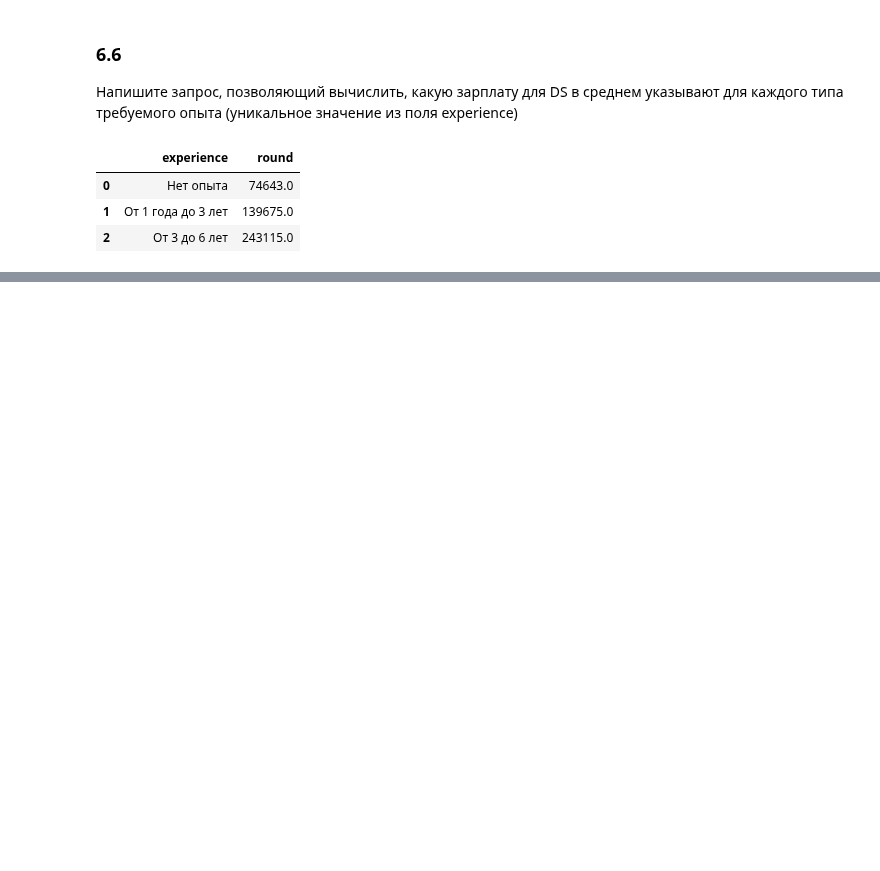
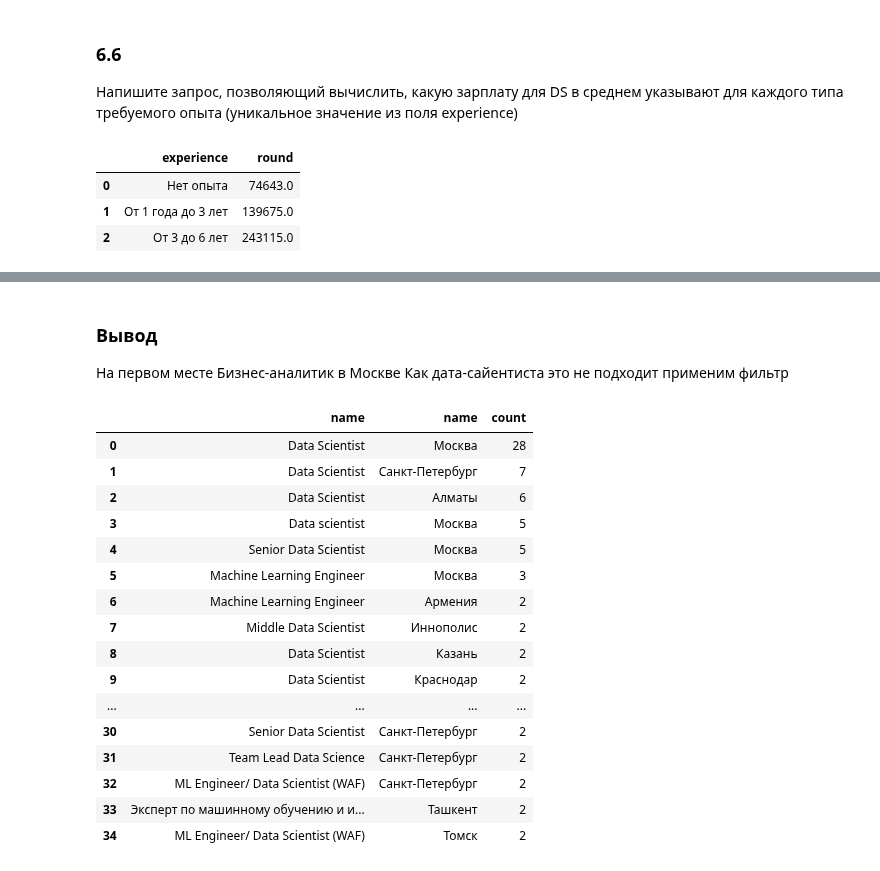
Before and after one commit to GloriTV/Lesson, a Jupyter notebook: Project_2/Project_2.ipynb, the cells around one changed output, grey strips where cells are left out. Drawn from its saved outputs; the diff is of its cells as text; code cells hidden in the pictures; blank space fills up the shorter version.

```diff
--- a/Project_2/Project_2.ipynb
+++ b/Project_2/Project_2.ipynb
@@ -460,0 +718,18 @@ zapr(query)
+# %%
+#  создаём список для фильтра вакансий
+pro_list =["data scientist","data science","исследователь данных","machine learning","машинн%обучен"]
+str_list="( name LIKE '%ML%' AND name NOT LIKE '%HTML%' )"
+for index in pro_list:
+    str_list+=f" OR name iLIKE '%{index}%'"
+# код запроса представляет из себя строковую переменную
+#  применяем фильтр и группируем
+# вывести количество строк колонки id
+query = f'''SELECT name,
+                    COUNT(id) AS cnt
+            from VACANCIES
+            WHERE {str_list}
+            GROUP BY name
+            ORDER BY 2 DESC
+        '''
+# вывести результат
+zapr(query )
@@ -460,0 +790,47 @@ zapr(query)
+# %% [markdown]
+### Вывод
+На первом месте Бизнес-аналитик в Москве
+Как дата-сайентиста это не подходит применим фильтр
+# %%
+#  создаём список для фильтра вакансий
+pro_list =["data scientist","data science","исследователь данных","machine learning","машинн%обучен"]
+str_list="( v.name LIKE '%ML%' AND v.name NOT LIKE '%HTML%' )"
+for index in pro_list:
+    str_list+=f" OR v.name iLIKE '%{index}%'"
+# код запроса представляет из себя строковую переменную
+# обьеденяем таблицу вакансий и регионов
+# применим фильтр вакансий
+# группируем по вакансиям и регионам
+# применим фильтр по количеству
+# сосчитаем количество строк колонок
+# сортируем по количеству
+query = f'''SELECT v.name,
+                    a.name,
+                    COUNT(*)
+            from VACANCIES AS v
+                LEFT JOIN AREAS AS a  ON v.area_id=a.id
+            WHERE {str_list}
+            GROUP BY v.name, a.name
+            HAVING COUNT(*)>1
+            ORDER BY 3 desc, 2
+        '''
+# вывести результат
+zapr(query )
+# %% [output]
+|  | name | name | count |
+| 0 | Data Scientist | Москва | 28 |
+| 1 | Data Scientist | Санкт-Петербург | 7 |
+| 2 | Data Scientist | Алматы | 6 |
+| 3 | Data scientist | Москва | 5 |
+| 4 | Senior Data Scientist | Москва | 5 |
+| 5 | Machine Learning Engineer | Москва | 3 |
+| 6 | Machine Learning Engineer | Армения | 2 |
+| 7 | Middle Data Scientist | Иннополис | 2 |
+| 8 | Data Scientist | Казань | 2 |
+| 9 | Data Scientist | Краснодар | 2 |
+| ... | ... | ... | ... |
+| 30 | Senior Data Scientist | Санкт-Петербург | 2 |
+| 31 | Team Lead Data Science | Санкт-Петербург | 2 |
+| 32 | ML Engineer/ Data Scientist (WAF) | Санкт-Петербург | 2 |
+| 33 | Эксперт по машинному обучению и и... | Ташкент | 2 |
+| 34 | ML Engineer/ Data Scientist (WAF) | Томск | 2 |
```
Also changed, not shown: parts of 74 cells of this notebook.
